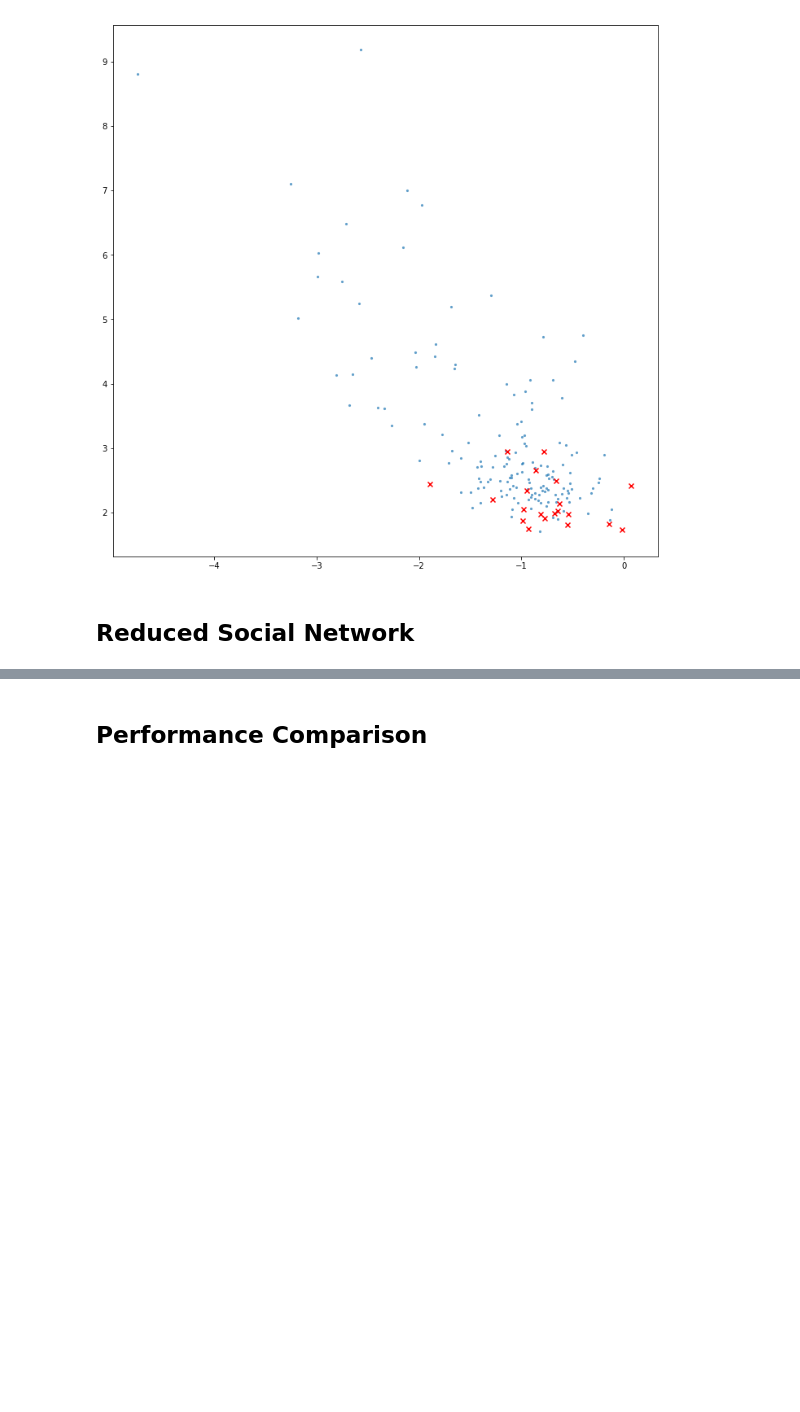
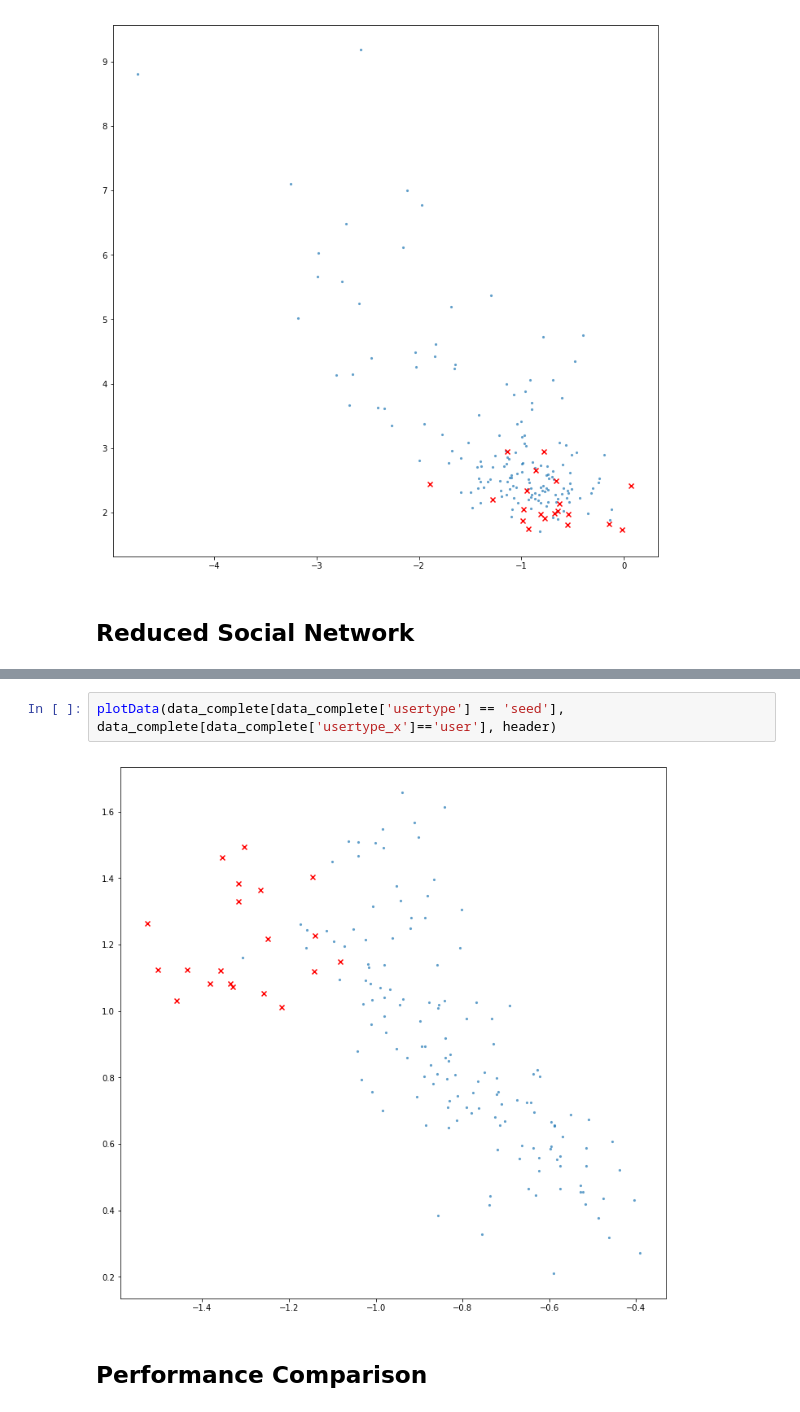
Before and after one commit to DataSciencePolimi/NetSKE, a Jupyter notebook: graphs/finance_20/Finance Domain - Test Network Features.ipynb, the cells around one changed output, grey strips where cells are left out. Saved outputs shown, nothing was run; the diff lists cells and outputs as text; blank space fills up the shorter version.

```diff
--- a/graphs/finance_20/Finance Domain - Test Network Features.ipynb
+++ b/graphs/finance_20/Finance Domain - Test Network Features.ipynb
@@ -388,3 +372,7 @@ data_complete.head()
+# %%
+plotData(data_complete[data_complete['usertype'] == 'seed'], data_complete[data_complete['usertype_x']=='user'], header)
+# %% [output]
+[figure, added]
 # %% [markdown]
 ## Performance Comparison
 # %%
```
Also changed, not shown: parts of 15 cells of this notebook, 1 other file.
